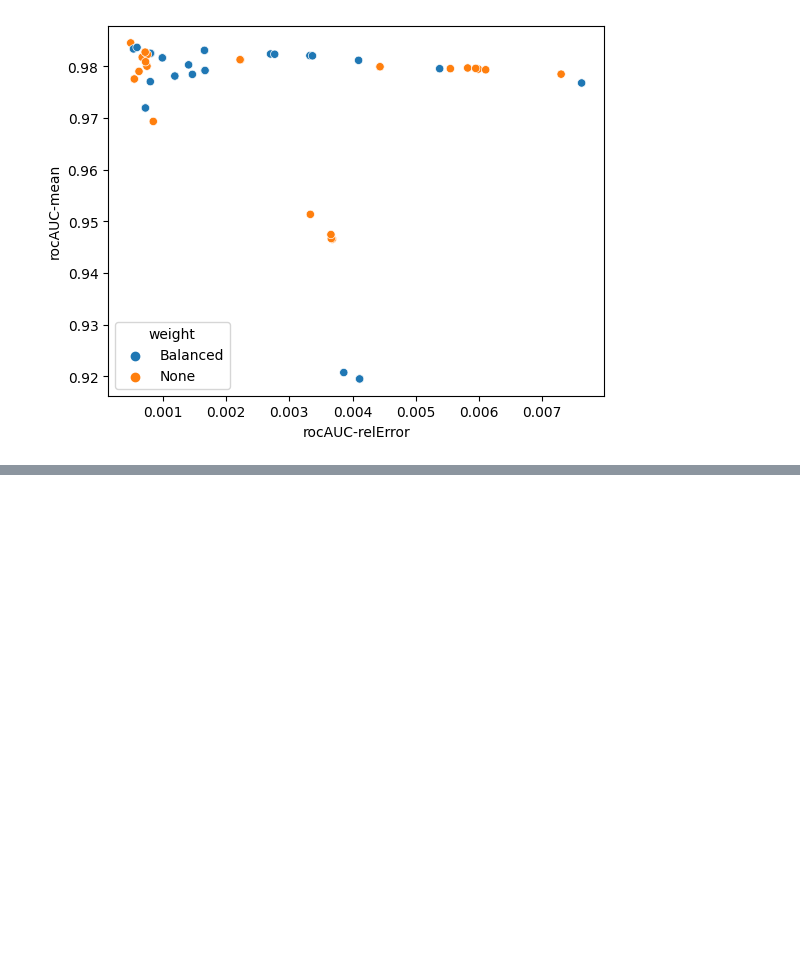
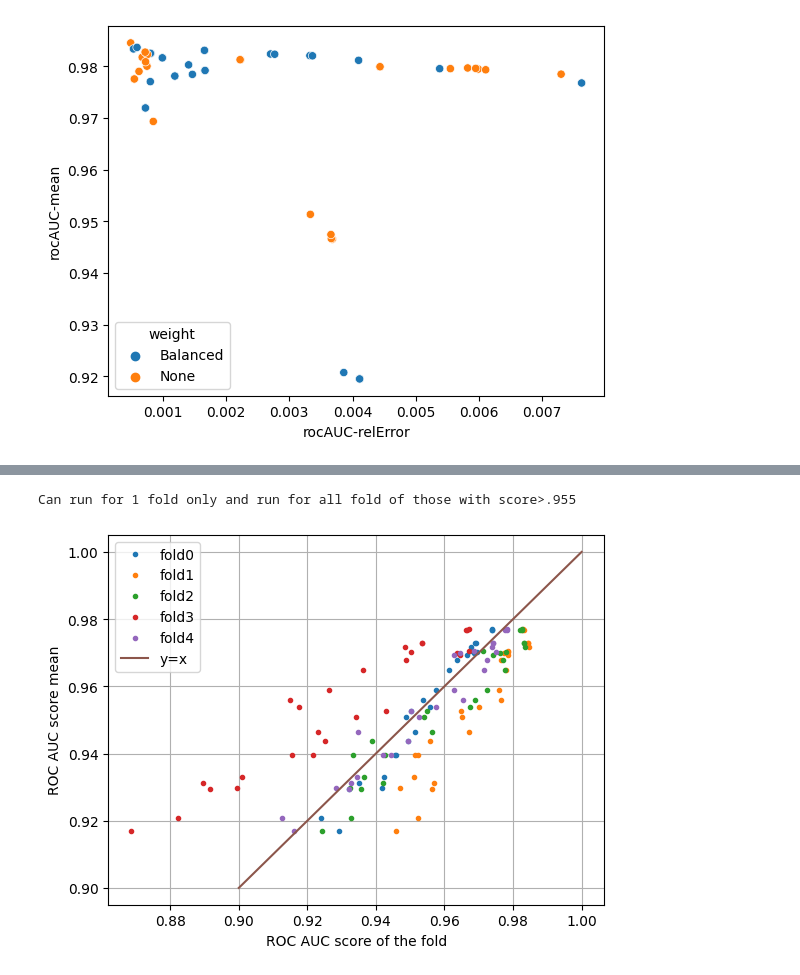
Before and after one commit to mhassans/galaxyMorphology, a Jupyter notebook: PlotHyperParamOpt.ipynb, the cells around one changed output, grey strips where cells are left out. Saved outputs shown, nothing was run; the diff lists cells and outputs as text; code cells hidden in the pictures; blank space fills up the shorter version.

```diff
--- a/PlotHyperParamOpt.ipynb
+++ b/PlotHyperParamOpt.ipynb
@@ -232,0 +265,13 @@ scatterplotColored(x="rocAUC-relError", y="rocAUC-mean", hue="weight", data=df_p
+# %%
+for i in range(5):
+    plt.plot(df_q['rocAUC-fold{}'.format(i)],df_q['rocAUC-mean'],'.', label='fold{}'.format(i))
+x = np.linspace(0.9, 1, 100)
+plt.plot(x,x,'-', label='y=x')
+plt.legend()
+plt.xlabel('ROC AUC score of the fold')
+plt.ylabel('ROC AUC score mean')
+plt.grid()
+print('Can run for 1 fold only and run for all fold of those with score>.955')
+# %% [output]
+Can run for 1 fold only and run for all fold of those with score>.955
+[figure, added]
```
Also changed, not shown: parts of 25 cells of this notebook, 5 other files.
